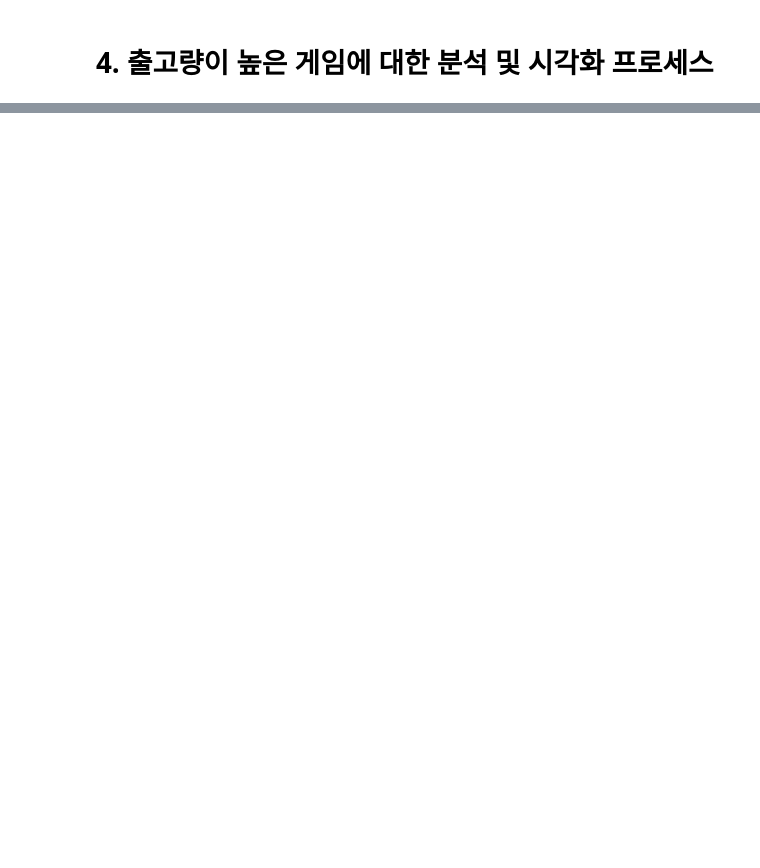
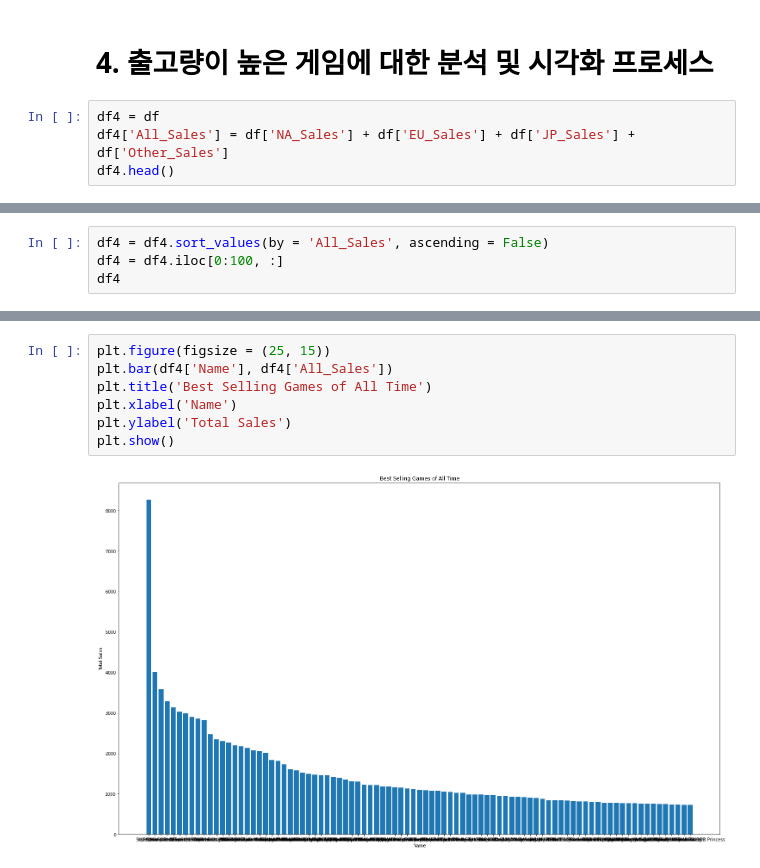
Before and after one commit to wisesprout/video-game-sales-analysis, a Jupyter notebook: Project1.ipynb, the cells around one changed output, grey strips where cells are left out. Drawn from its saved outputs; the diff is of its cells as text; blank space fills up the shorter version.

```diff
--- a/Project1.ipynb
+++ b/Project1.ipynb
@@ -302,3 +301,7 @@ plt.show()
      - 2010년대 - PS3 -> PS4 > X360, 3DS
 # %% [markdown]
 # 4. 출고량이 높은 게임에 대한 분석 및 시각화 프로세스
+# %%
+df4 = df
+df4['All_Sales'] = df['NA_Sales'] + df['EU_Sales'] + df['JP_Sales'] + df['Other_Sales']
+df4.head()
@@ -304,0 +315,4 @@ plt.show()
+# %%
+df4 = df4.sort_values(by = 'All_Sales', ascending = False)
+df4 = df4.iloc[0:100, :]
+df4
@@ -304,0 +337,9 @@ plt.show()
+# %%
+plt.figure(figsize = (25, 15))
+plt.bar(df4['Name'], df4['All_Sales'])
+plt.title('Best Selling Games of All Time')
+plt.xlabel('Name')
+plt.ylabel('Total Sales')
+plt.show()
+# %% [output]
+[figure, added]
```
Also changed, not shown: parts of 4 cells of this notebook.
